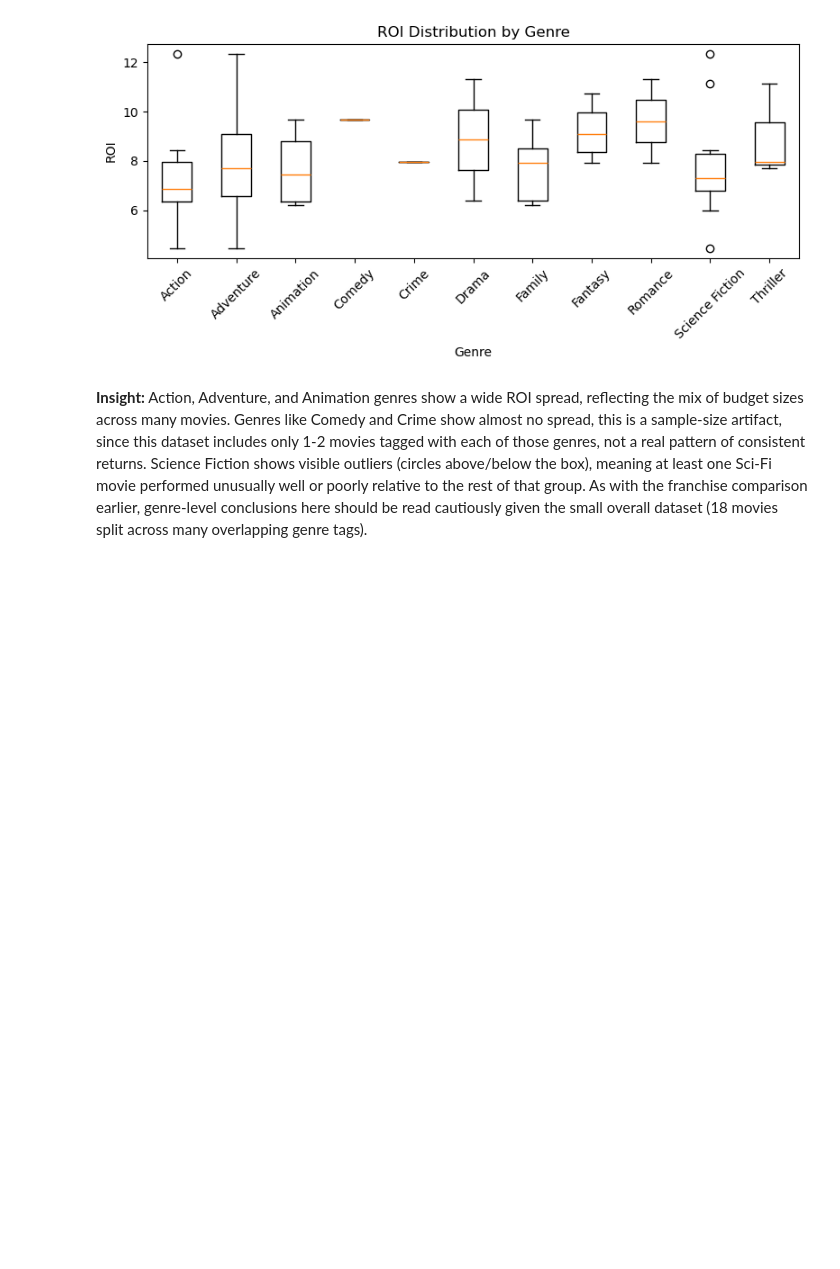
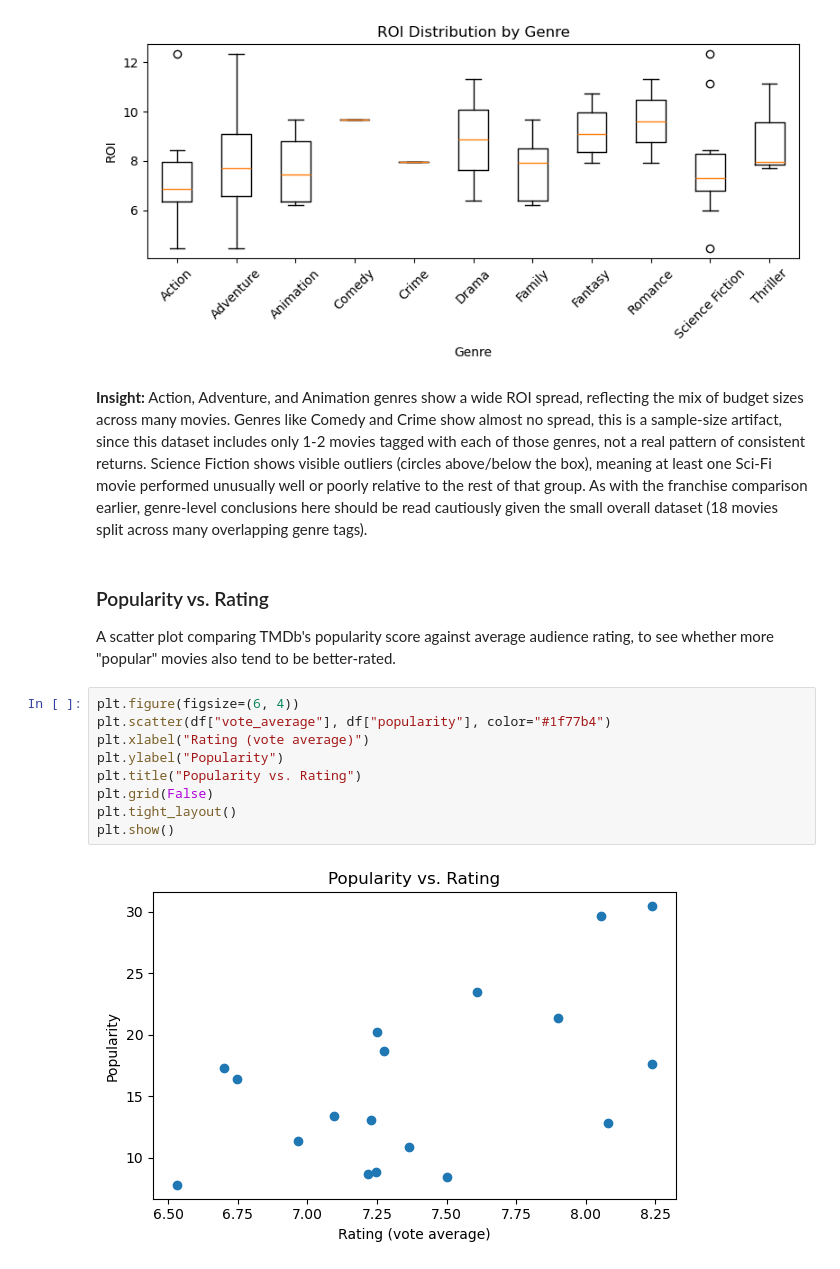
Before and after one commit to NadiaHirwa/tmdb-movies-analysis, a Jupyter notebook: analysis.ipynb, the cells around one changed output. Cells and saved outputs as stored; diff of their text form; blank space fills up the shorter version.

Commit message:
add popularity vs rating scatter plot

```diff
--- a/analysis.ipynb
+++ b/analysis.ipynb
@@ -391,3 +391,18 @@ plt.show()
 [figure]
 # %% [markdown]
 **Insight:** Action, Adventure, and Animation genres show a wide ROI spread, reflecting the mix of budget sizes across many movies. Genres like Comedy and Crime show almost no spread, this is a sample-size artifact, since this dataset includes only 1-2 movies tagged with each of those genres, not a real pattern of consistent returns. Science Fiction shows visible outliers (circles above/below the box), meaning at least one Sci-Fi movie performed unusually well or poorly relative to the rest of that group. As with the franchise comparison earlier, genre-level conclusions here should be read cautiously given the small overall dataset (18 movies split across many overlapping genre tags).
+# %% [markdown]
+### Popularity vs. Rating
+
+A scatter plot comparing TMDb's popularity score against average audience rating, to see whether more "popular" movies also tend to be better-rated.
+# %%
+plt.figure(figsize=(6, 4))
+plt.scatter(df["vote_average"], df["popularity"], color="#1f77b4")
+plt.xlabel("Rating (vote average)")
+plt.ylabel("Popularity")
+plt.title("Popularity vs. Rating")
+plt.grid(False)
+plt.tight_layout()
+plt.show()
+# %% [output]
+[figure, added]
```
